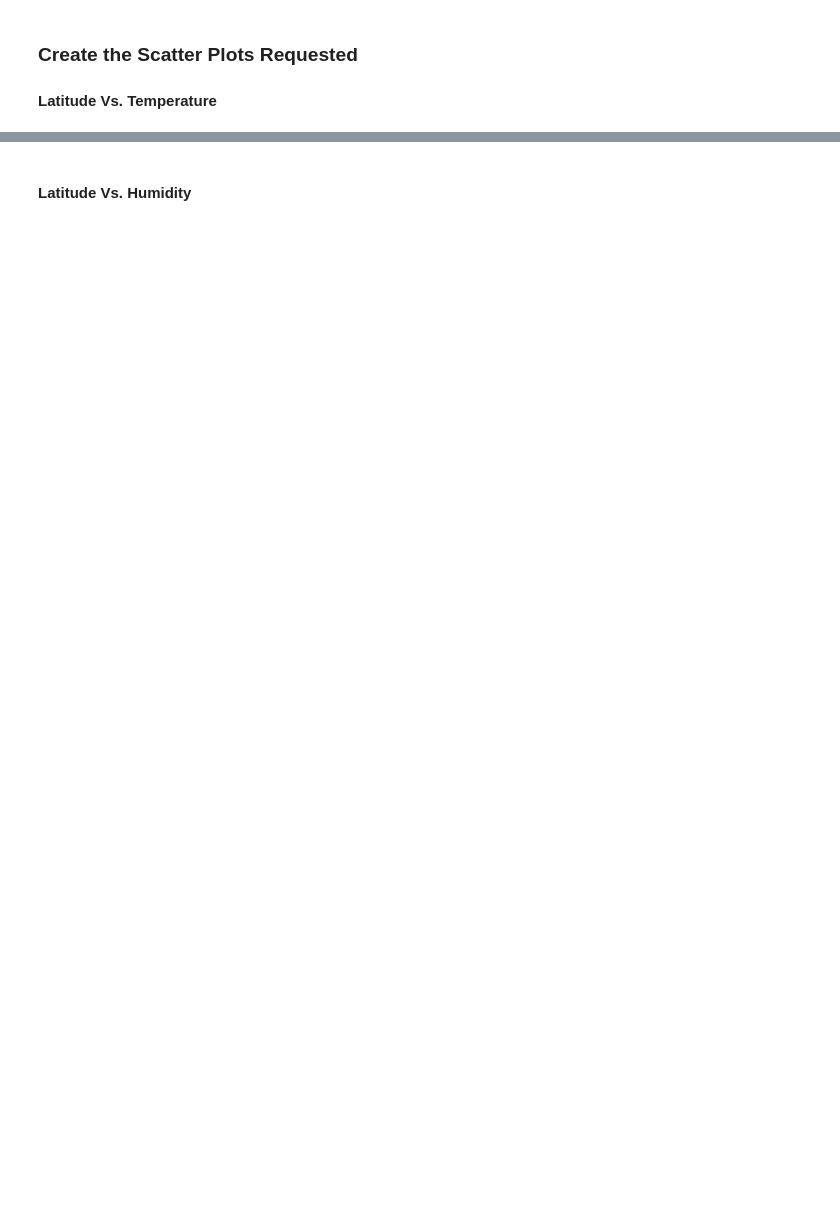
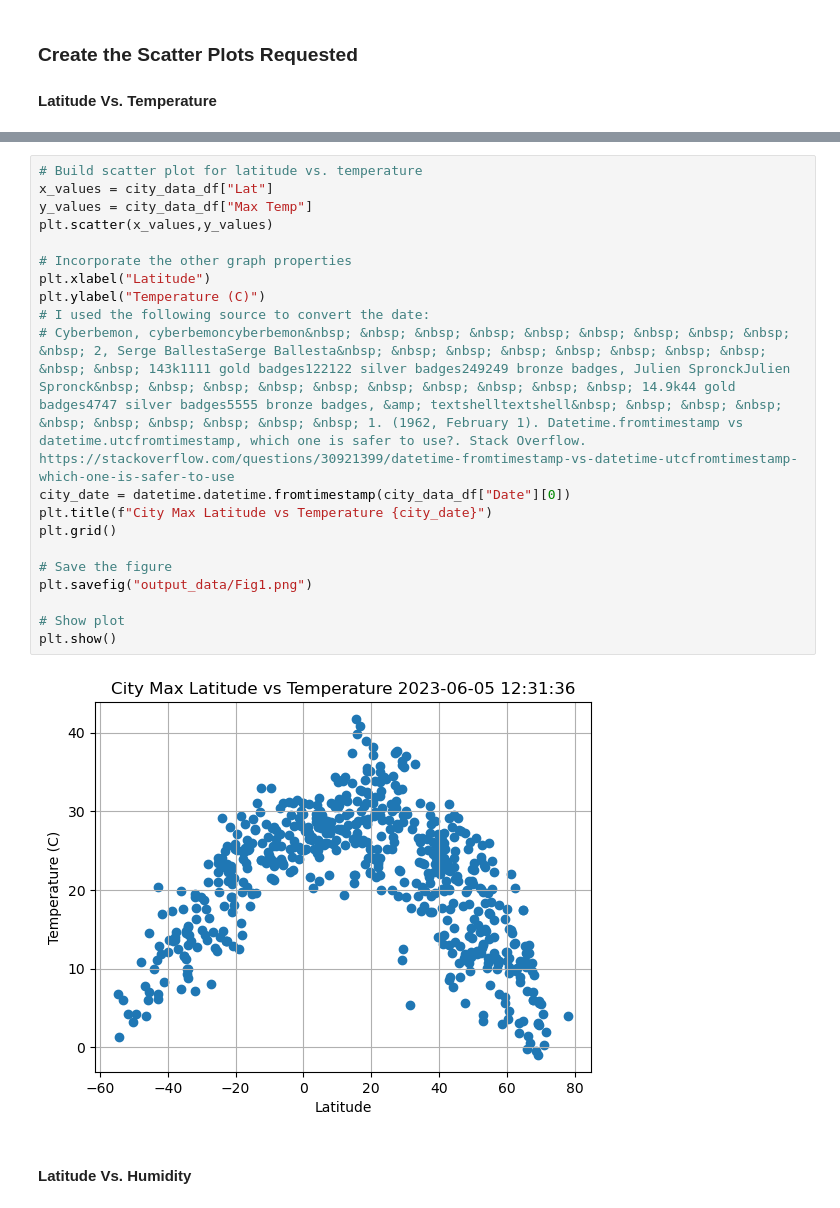
Before and after one commit to aliciahlavac/Python_API_Challenge, a Jupyter notebook: WeatherPy/WeatherPy.ipynb, the cells around one changed output, grey strips where cells are left out. Saved outputs shown, nothing was run; the diff lists cells and outputs as text; blank space fills up the shorter version.

```diff
--- a/WeatherPy/WeatherPy.ipynb
+++ b/WeatherPy/WeatherPy.ipynb
@@ -206,2 +192,24 @@ plt.show()
+# %%
+# Build scatter plot for latitude vs. temperature
+x_values = city_data_df["Lat"]
+y_values = city_data_df["Max Temp"]
+plt.scatter(x_values,y_values)
+
+# Incorporate the other graph properties
+plt.xlabel("Latitude")
+plt.ylabel("Temperature (C)")
+# I used the following source to convert the date:
+# Cyberbemon, cyberbemoncyberbemon&nbsp; &nbsp; &nbsp; &nbsp; &nbsp; &nbsp; &nbsp; &nbsp; &nbsp; &nbsp; 2, Serge BallestaSerge Ballesta&nbsp; &nbsp; &nbsp; &nbsp; &nbsp; &nbsp; &nbsp; &nbsp; &nbsp; &nbsp; 143k1111 gold badges122122 silver badges249249 bronze badges, Julien SpronckJulien Spronck&nbsp; &nbsp; &nbsp; &nbsp; &nbsp; &nbsp; &nbsp; &nbsp; &nbsp; &nbsp; 14.9k44 gold badges4747 silver badges5555 bronze badges, &amp; textshelltextshell&nbsp; &nbsp; &nbsp; &nbsp; &nbsp; &nbsp; &nbsp; &nbsp; &nbsp; &nbsp; 1. (1962, February 1). Datetime.fromtimestamp vs datetime.utcfromtimestamp, which one is safer to use?. Stack Overflow. https://stackoverflow.com/questions/30921399/datetime-fromtimestamp-vs-datetime-utcfromtimestamp-which-one-is-safer-to-use
+city_date = datetime.datetime.fromtimestamp(city_data_df["Date"][0])
+plt.title(f"City Max Latitude vs Temperature {city_date}")
+plt.grid()
+
+# Save the figure
+plt.savefig("output_data/Fig1.png")
+
+# Show plot
+plt.show()
+# %% [output]
+[figure, added]
 # %% [markdown]
 #### Latitude Vs. Humidity
```
Also changed, not shown: parts of 39 cells of this notebook, 5 other files.
